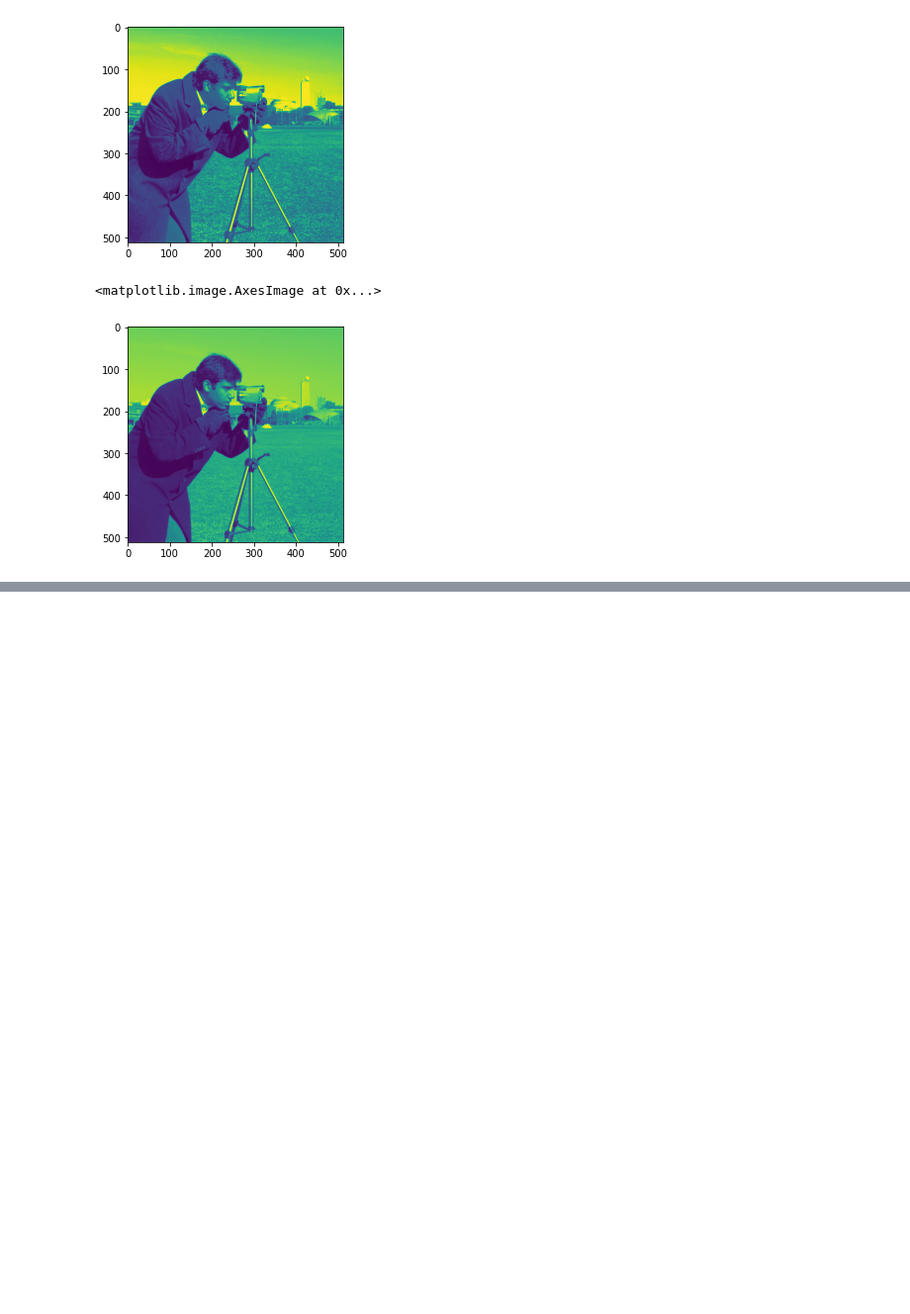
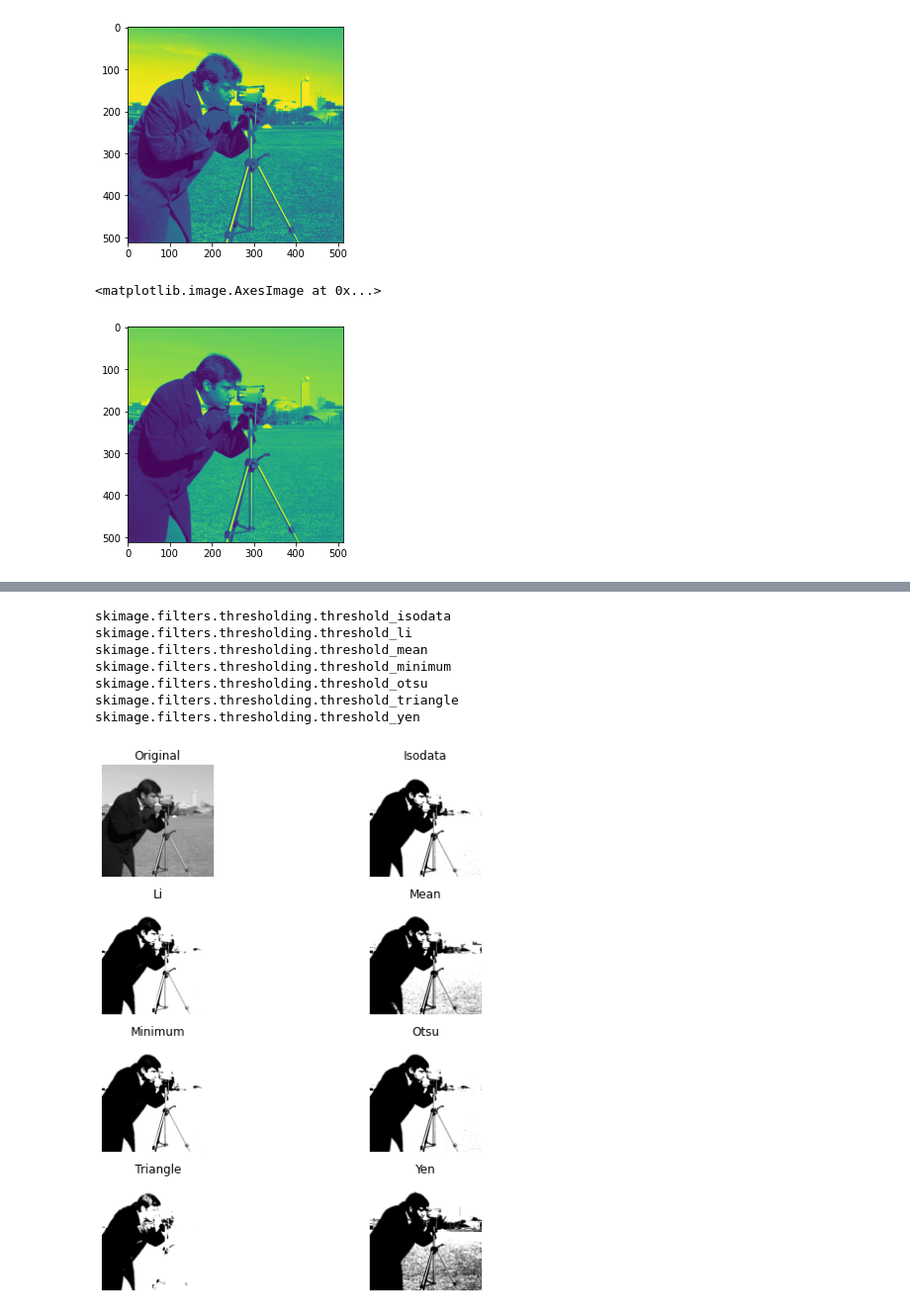
Before and after one commit to GabyCisnerosV/AllTheDogs, a Jupyter notebook: ScikitImageTutorial.ipynb, the cells around one changed output, grey strips where cells are left out. Shown at 99% size. Cells and saved outputs as stored; diff of their text form; code cells hidden in the pictures; blank space fills up the shorter version.

```diff
--- a/ScikitImageTutorial.ipynb
+++ b/ScikitImageTutorial.ipynb
@@ -155,0 +292,17 @@ plt.imshow(camera)
+# %%
+#to try best threshold method
+#this is based on the mean value of pixel intensities
+#https://scikit-image.org/docs/stable/auto_examples/applications/plot_thresholding.html
+from skimage.filters import try_all_threshold
+
+fig, ax = try_all_threshold(camera, figsize=(10, 8), verbose=2)
+plt.show()
+# %% [output]
+skimage.filters.thresholding.threshold_isodata
+skimage.filters.thresholding.threshold_li
+skimage.filters.thresholding.threshold_mean
+skimage.filters.thresholding.threshold_minimum
+skimage.filters.thresholding.threshold_otsu
+skimage.filters.thresholding.threshold_triangle
+skimage.filters.thresholding.threshold_yen
+[figure, added]
```
Also changed, not shown: parts of 27 cells of this notebook.
